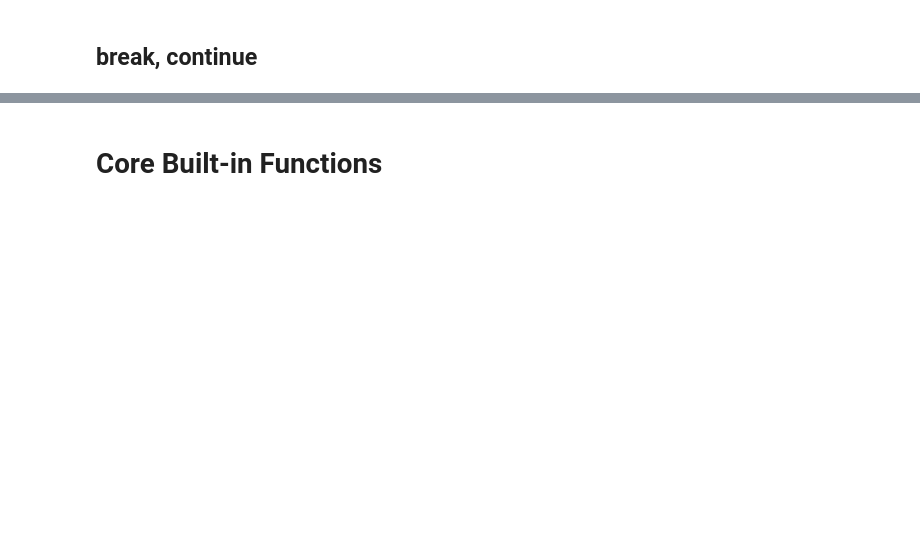
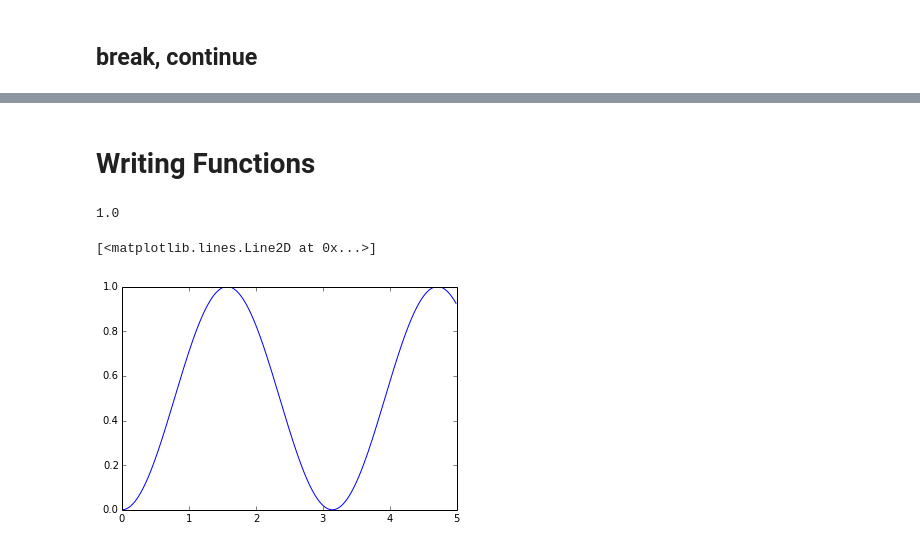
Before and after one commit to pmagwene/intro-scicomp-workshop, a Jupyter notebook: workshop1.ipynb, the cells around one changed output, grey strips where cells are left out. Cells and saved outputs as stored; diff of their text form; code cells hidden in the pictures; blank space fills up the shorter version.

```diff
--- a/workshop1.ipynb
+++ b/workshop1.ipynb
@@ -484,0 +500,4 @@ pairs[:10]
+# %%
+for i in range(10):
+    if (i % 2) == 0:   # equivalent to asking if the number is even:
+        print i, "is even!"
@@ -484,0 +510,6 @@ pairs[:10]
+# %%
+for i in range(10):
+    if (i % 2) == 0:
+        print i, "is even!"
+    else:
+        print i, "is odd."
@@ -484,0 +527,11 @@ pairs[:10]
+# %%
+x =  [1, 2, 3, 4.0, 5.0, 6 + 0j, 'one']
+for i in x:
+    if type(i) == type(0):
+        print i, 'is an integer number.'
+    elif type(i) == type(0.0):
+        print i, 'is a floating point number.'
+    elif type(i) == type(0j):
+        print i, 'is a complex number.'
+    else:
+        print "I don't recongize", i, "as a number."
@@ -489,2 +585,18 @@ pairs[:10]
 # %% [markdown]
-# Core Built-in Functions
+# Writing Functions
+# %%
+def sin_squared(x):
+    return sin(x)**2
+# %%
+pi = 3.141592654
+
+sin_squared(pi/2.)
+# %% [output]
+1.0
+# %%
+x = [i*0.01 for i in range(500)]
+y = [sin_squared(i) for i in x]
+plot(x,y)
+# %% [output]
+[<matplotlib.lines.Line2D at 0x...>]
+[figure, added]
```
Also changed, not shown: parts of 13 cells of this notebook.
